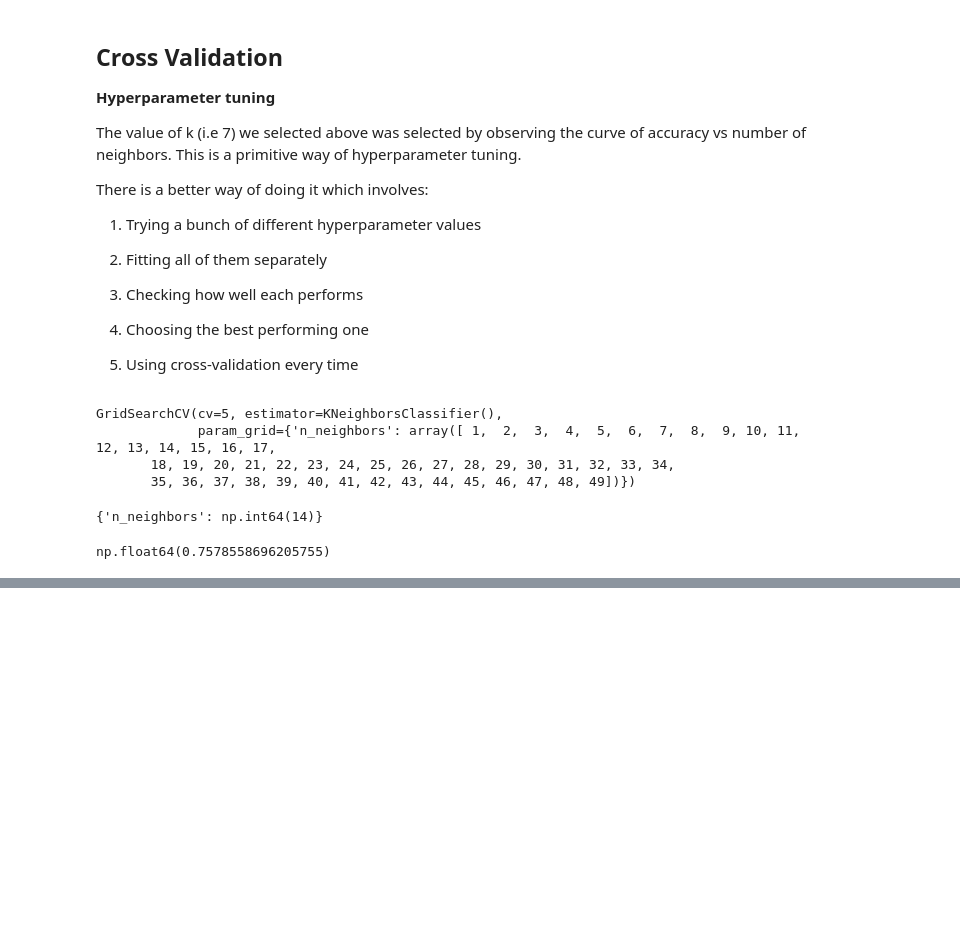
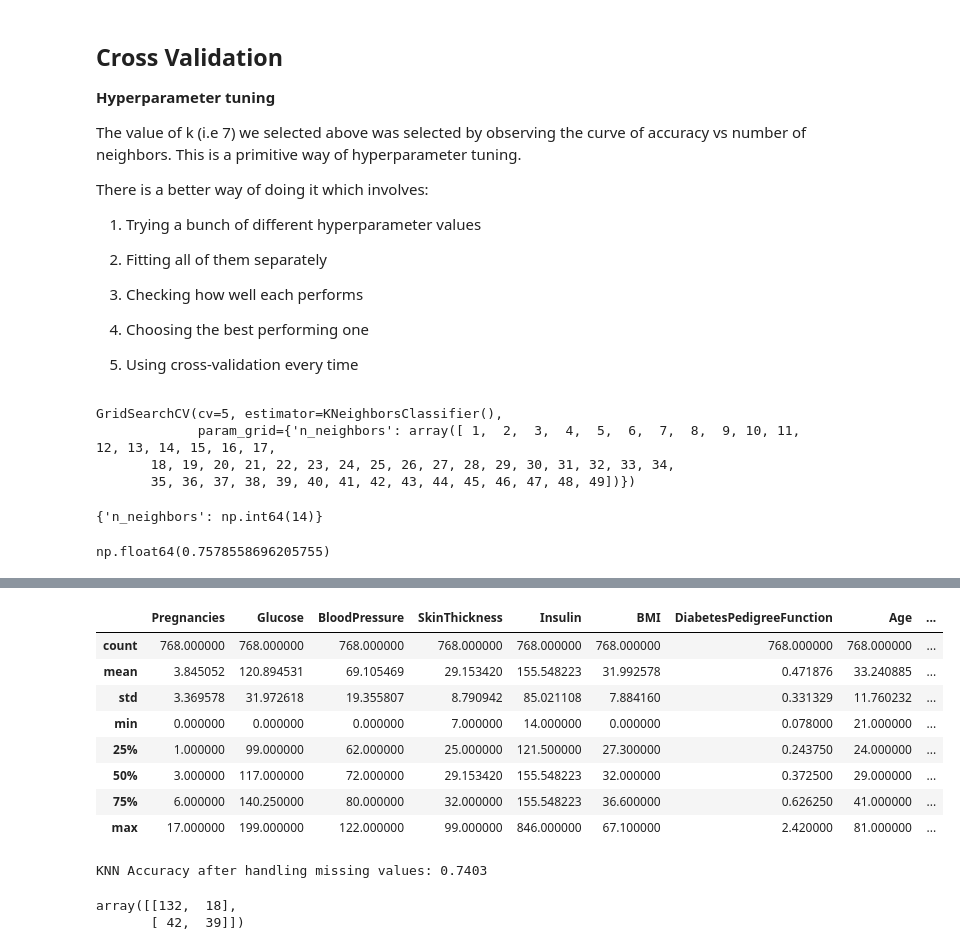
Before and after one commit to RoozmehrAKP/Diabetes-prediction, a Jupyter notebook: Alpha.ipynb, the cells around one changed output, grey strips where cells are left out. Saved outputs shown, nothing was run; the diff lists cells and outputs as text; code cells hidden in the pictures; blank space fills up the shorter version.

```diff
--- a/Alpha.ipynb
+++ b/Alpha.ipynb
@@ -203,0 +236,43 @@ np.float64(0.7578558696205755)
+# %%
+df.describe()
+# %% [output]
+|  | Pregnancies | Glucose | BloodPressure | SkinThickness | Insulin | BMI | DiabetesPedigreeFunction | Age | ... |
+| count | 768.000000 | 768.000000 | 768.000000 | 768.000000 | 768.000000 | 768.000000 | 768.000000 | 768.000000 | ... |
+| mean | 3.845052 | 120.894531 | 69.105469 | 29.153420 | 155.548223 | 31.992578 | 0.471876 | 33.240885 | ... |
+| std | 3.369578 | 31.972618 | 19.355807 | 8.790942 | 85.021108 | 7.884160 | 0.331329 | 11.760232 | ... |
+| min | 0.000000 | 0.000000 | 0.000000 | 7.000000 | 14.000000 | 0.000000 | 0.078000 | 21.000000 | ... |
+| 25% | 1.000000 | 99.000000 | 62.000000 | 25.000000 | 121.500000 | 27.300000 | 0.243750 | 24.000000 | ... |
+| 50% | 3.000000 | 117.000000 | 72.000000 | 29.153420 | 155.548223 | 32.000000 | 0.372500 | 29.000000 | ... |
+| 75% | 6.000000 | 140.250000 | 80.000000 | 32.000000 | 155.548223 | 36.600000 | 0.626250 | 41.000000 | ... |
+| max | 17.000000 | 199.000000 | 122.000000 | 99.000000 | 846.000000 | 67.100000 | 2.420000 | 81.000000 | ... |
+# %%
+from sklearn.preprocessing import StandardScaler
+from sklearn.metrics import accuracy_score
+# Split features and target
+X = df.drop(columns=['Outcome'])
+y = df['Outcome']
+
+# Split into training and test sets
+X_train, X_test, y_train, y_test = train_test_split(X, y, test_size=0.3, random_state=42, stratify=y)
+
+# Standardize the features
+scaler = StandardScaler()
+X_train = scaler.fit_transform(X_train)
+X_test = scaler.transform(X_test)
+
+# Train KNN model
+knn = KNeighborsClassifier(n_neighbors=14)
+knn.fit(X_train, y_train)
+
+# Predict and evaluate
+y_pred2 = knn.predict(X_test)
+accuracy = accuracy_score(y_test, y_pred2)
+
+print(f"KNN Accuracy after handling missing values: {accuracy:.4f}")
+# %% [output]
+KNN Accuracy after handling missing values: 0.7403
+# %%
+confusion_matrix(y_test,y_pred2)
+# %% [output]
+array([[132,  18],
+       [ 42,  39]])
```
Also changed, not shown: parts of 6 cells of this notebook.
